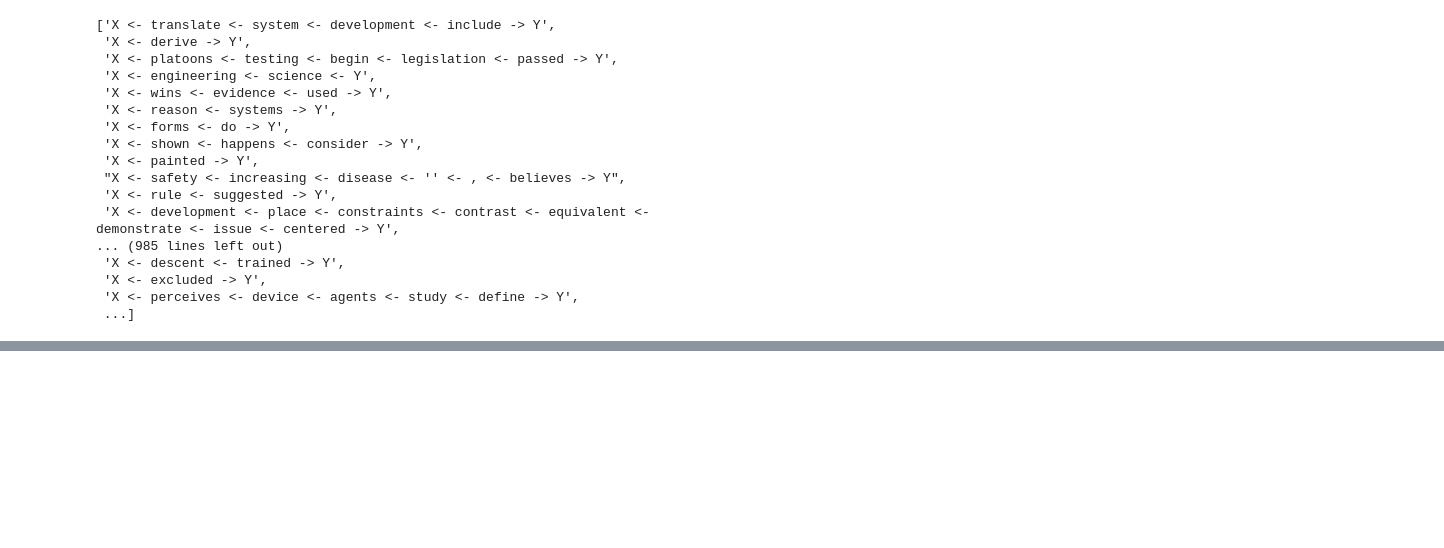
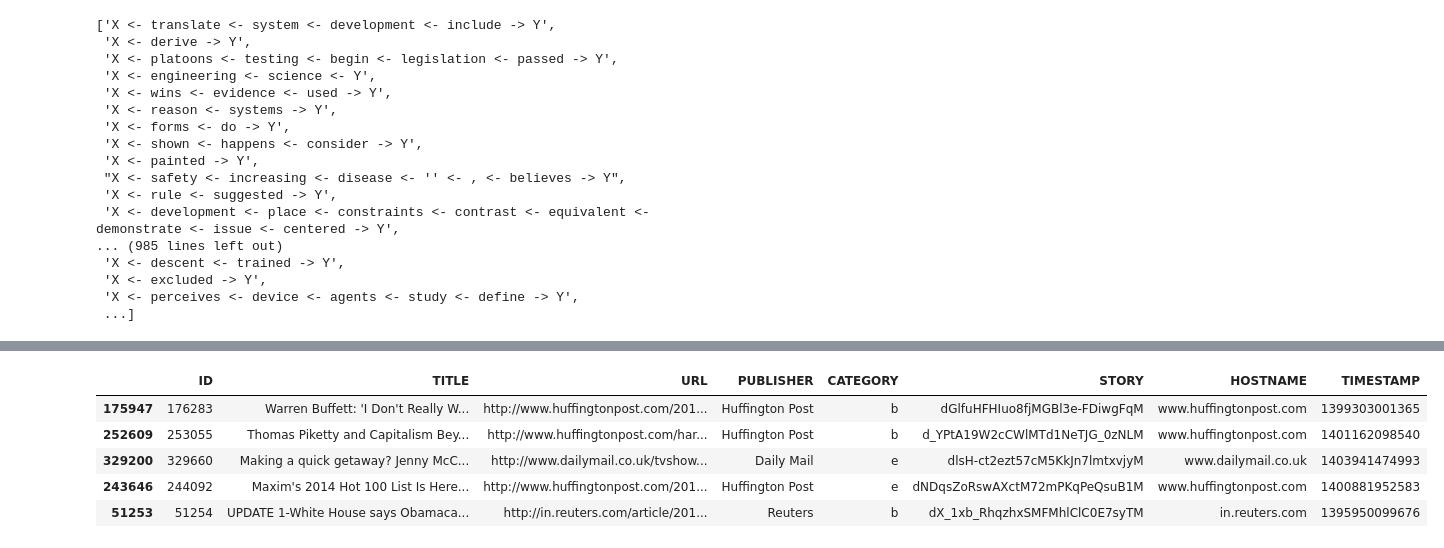
Before and after one commit to rizstwn/llm-learning, a Jupyter notebook: nlp-hundred-exercise.ipynb, the cells around one changed output, grey strips where cells are left out. Saved outputs shown, nothing was run; the diff lists cells and outputs as text; code cells hidden in the pictures; blank space fills up the shorter version.

```diff
--- a/nlp-hundred-exercise.ipynb
+++ b/nlp-hundred-exercise.ipynb
@@ -1272,0 +1302,9 @@ found_paths
+# %%
+train_df.head()
+# %% [output]
+|  | ID | TITLE | URL | PUBLISHER | CATEGORY | STORY | HOSTNAME | TIMESTAMP |
+| 175947 | 176283 | Warren Buffett: 'I Don't Really W... | http://www.huffingtonpost.com/201... | Huffington Post | b | dGlfuHFHIuo8fjMGBl3e-FDiwgFqM | www.huffingtonpost.com | 1399303001365 |
+| 252609 | 253055 | Thomas Piketty and Capitalism Bey... | http://www.huffingtonpost.com/har... | Huffington Post | b | d_YPtA19W2cCWlMTd1NeTJG_0zNLM | www.huffingtonpost.com | 1401162098540 |
+| 329200 | 329660 | Making a quick getaway? Jenny McC... | http://www.dailymail.co.uk/tvshow... | Daily Mail | e | dlsH-ct2ezt57cM5KkJn7lmtxvjyM | www.dailymail.co.uk | 1403941474993 |
+| 243646 | 244092 | Maxim's 2014 Hot 100 List Is Here... | http://www.huffingtonpost.com/201... | Huffington Post | e | dNDqsZoRswAXctM72mPKqPeQsuB1M | www.huffingtonpost.com | 1400881952583 |
+| 51253 | 51254 | UPDATE 1-White House says Obamaca... | http://in.reuters.com/article/201... | Reuters | b | dX_1xb_RhqzhxSMFMhlClC0E7syTM | in.reuters.com | 1395950099676 |
```
Also changed, not shown: parts of 24 cells of this notebook.
